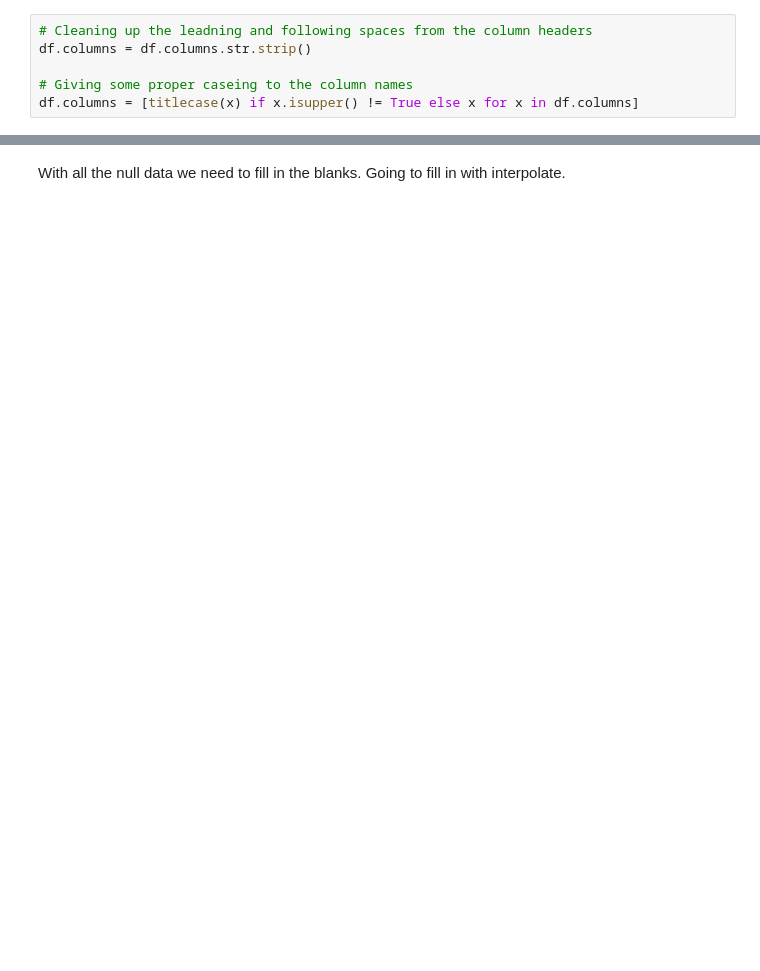
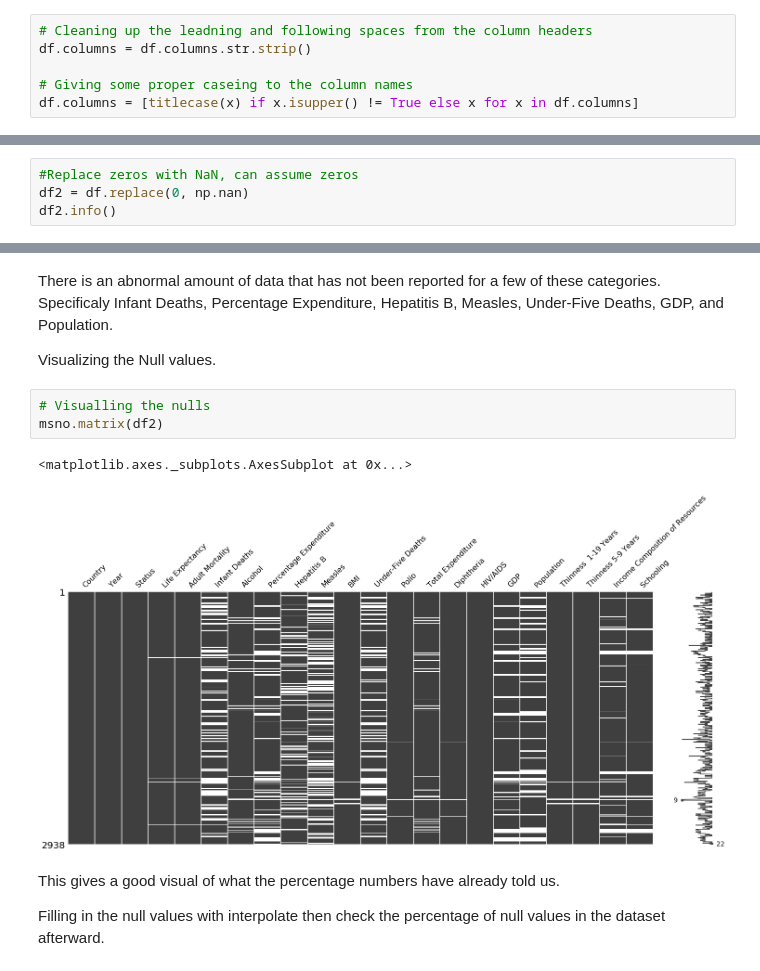
Before and after one commit to Taslack/Thinkful, a Jupyter notebook: Module 16/Checkpoint 10/Challenge.ipynb, the cells around one changed output, grey strips where cells are left out. Saved outputs shown, nothing was run; the diff lists cells and outputs as text; blank space fills up the shorter version.

```diff
--- a/Module 16/Checkpoint 10/Challenge.ipynb
+++ b/Module 16/Checkpoint 10/Challenge.ipynb
@@ -70,0 +104,4 @@ nans(df)
+# %%
+#Replace zeros with NaN, can assume zeros
+df2 = df.replace(0, np.nan)
+df2.info()
@@ -148,4 +149,16 @@ TypeError: '(slice(None, None, None), 2)' is an invalid key
-# %% [markdown]
-With all the null data we need to fill in the blanks.  Going to fill in with interpolate.
+# %% [markdown]
+There is an abnormal amount of data that has not been reported for a few of these categories.  Specificaly Infant Deaths, Percentage Expenditure, Hepatitis B, Measles, Under-Five Deaths, GDP, and Population.
+
+Visualizing the Null values.
+# %%
+# Visualling the nulls
+msno.matrix(df2)
+# %% [output]
+<matplotlib.axes._subplots.AxesSubplot at 0x...>
+[figure, added]
+# %% [markdown]
+This gives a good visual of what the percentage numbers have already told us.
+
+Filling in the null values with interpolate then check the percentage of null values in the dataset afterward.
 # %%
 # Look at the columns to see if they are null
```
Also changed, not shown: parts of 20 cells of this notebook, 2 other files.
